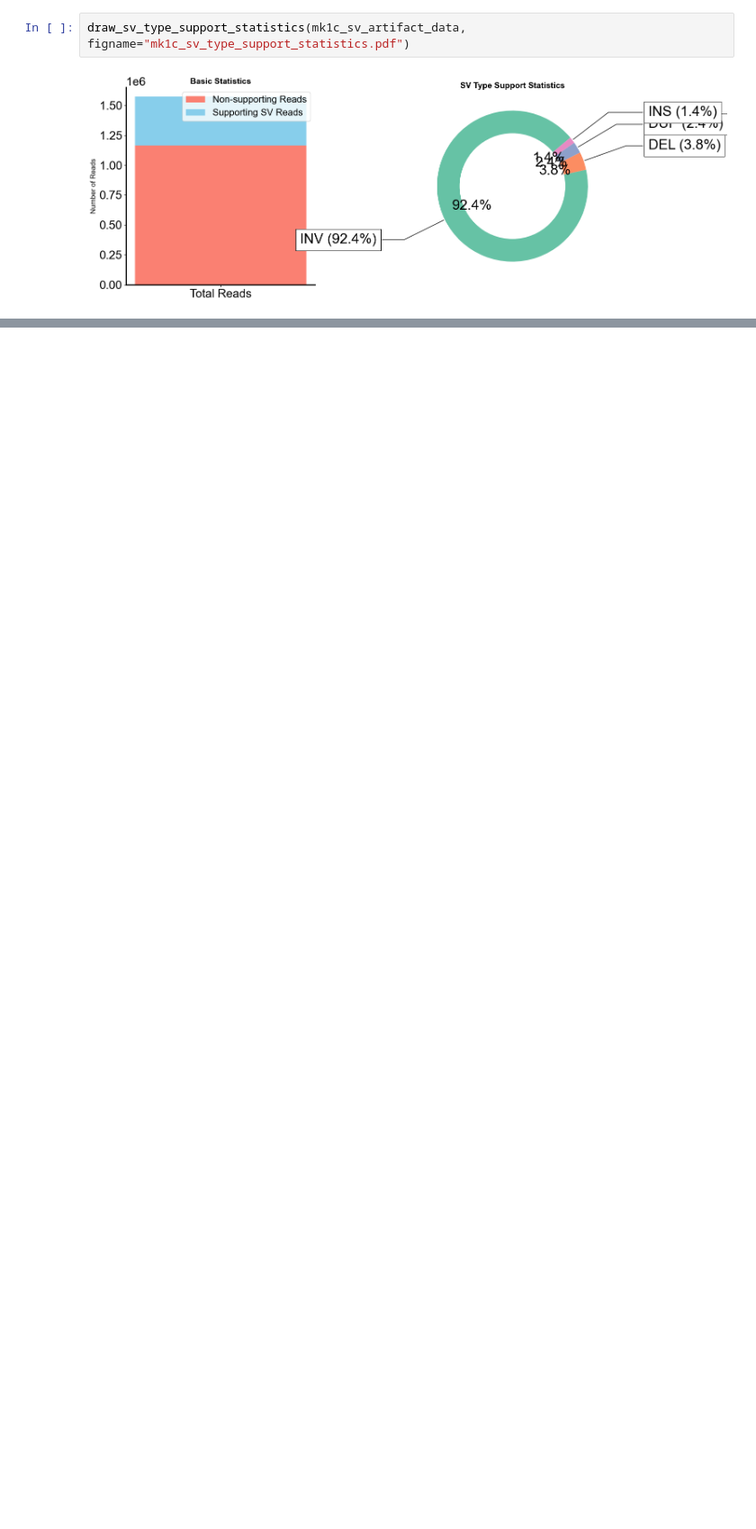
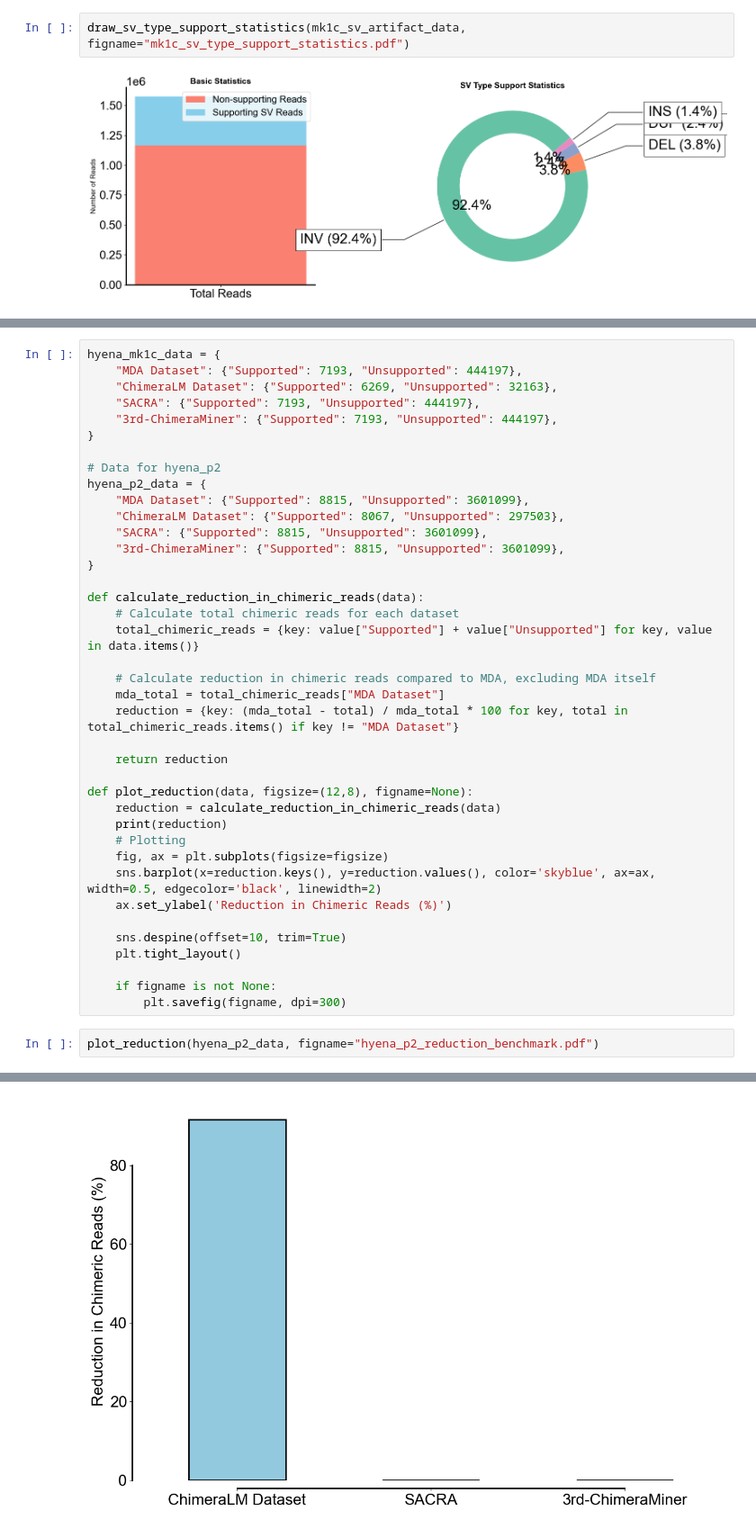
Before and after one commit to cauliyang/chimeralm_paper, a Jupyter notebook: figures/draw_figures.ipynb, the cells around one changed output, grey strips where cells are left out. Shown at 90% size. Cells and saved outputs as stored; diff of their text form; blank space fills up the shorter version.

```diff
--- a/figures/draw_figures.ipynb
+++ b/figures/draw_figures.ipynb
@@ -1080,0 +1087,42 @@ draw_sv_type_support_statistics(mk1c_sv_artifact_data, figname="mk1c_sv_type_sup
+# %%
+hyena_mk1c_data = {
+    "MDA Dataset": {"Supported": 7193, "Unsupported": 444197},
+    "ChimeraLM Dataset": {"Supported": 6269, "Unsupported": 32163},
+    "SACRA": {"Supported": 7193, "Unsupported": 444197},
+    "3rd-ChimeraMiner": {"Supported": 7193, "Unsupported": 444197},
+}
+
+# Data for hyena_p2
+hyena_p2_data = {
+    "MDA Dataset": {"Supported": 8815, "Unsupported": 3601099},
+    "ChimeraLM Dataset": {"Supported": 8067, "Unsupported": 297503},
+    "SACRA": {"Supported": 8815, "Unsupported": 3601099},
+    "3rd-ChimeraMiner": {"Supported": 8815, "Unsupported": 3601099},
+}
+
+def calculate_reduction_in_chimeric_reads(data):
+    # Calculate total chimeric reads for each dataset
+    total_chimeric_reads = {key: value["Supported"] + value["Unsupported"] for key, value in data.items()}
+
+    # Calculate reduction in chimeric reads compared to MDA, excluding MDA itself
+    mda_total = total_chimeric_reads["MDA Dataset"]
+    reduction = {key: (mda_total - total) / mda_total * 100 for key, total in total_chimeric_reads.items() if key != "MDA Dataset"}
+
+    return reduction
+
+def plot_reduction(data, figsize=(12,8), figname=None):
+    reduction = calculate_reduction_in_chimeric_reads(data)
+    print(reduction)
+    # Plotting
+    fig, ax = plt.subplots(figsize=figsize)
+    sns.barplot(x=reduction.keys(), y=reduction.values(), color='skyblue', ax=ax, width=0.5, edgecolor='black', linewidth=2)
+    ax.set_ylabel('Reduction in Chimeric Reads (%)')
+
+    sns.despine(offset=10, trim=True)
+    plt.tight_layout()
+
+    if figname is not None:
+        plt.savefig(figname, dpi=300)
+# %%
+plot_reduction(hyena_p2_data, figname="hyena_p2_reduction_benchmark.pdf")
+# %% [output]
@@ -1080,0 +1130 @@ draw_sv_type_support_statistics(mk1c_sv_artifact_data, figname="mk1c_sv_type_sup
+[figure, added]
```
Also changed, not shown: parts of 4 cells of this notebook, 14 other files.
